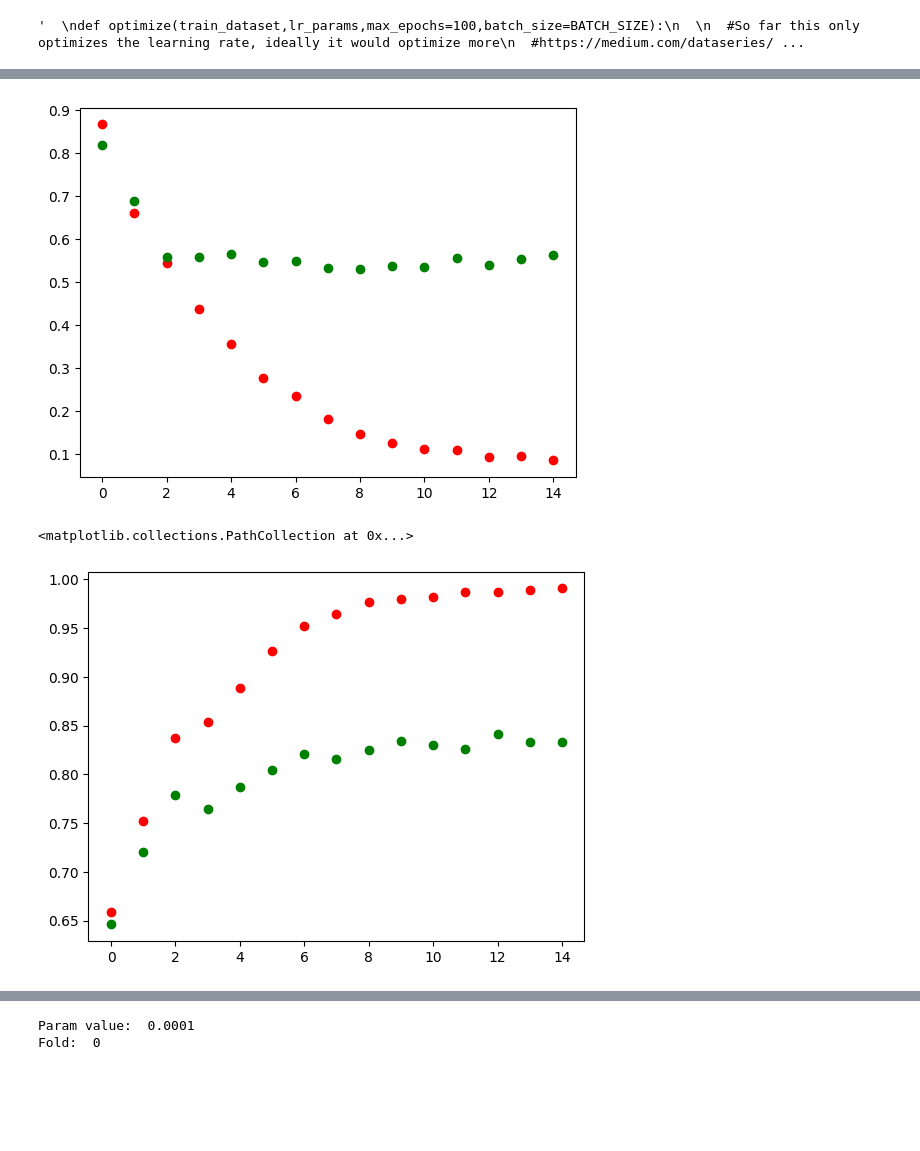
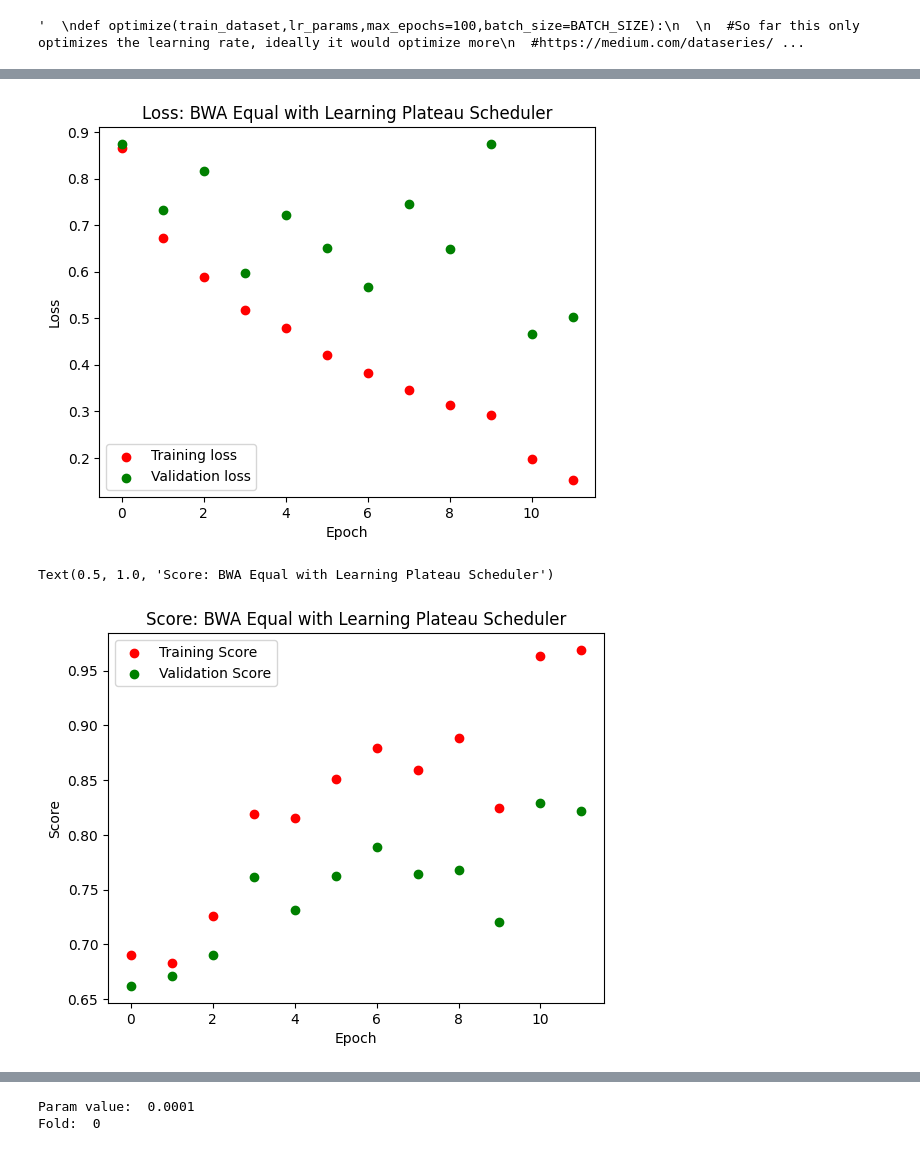
Before and after one commit to kennyerss/csci451-project, a Jupyter notebook: code/CS451.ipynb, the cells around one changed output, grey strips where cells are left out. Saved outputs shown, nothing was run; the diff lists cells and outputs as text; code cells hidden in the pictures; blank space fills up the shorter version.

```diff
--- a/code/CS451.ipynb
+++ b/code/CS451.ipynb
@@ -937,5 +831,8 @@ Test accuracy: 74 %
 # %%
-test_dataset = ChestXrayDataset("/content/drive/Shareddrives/", df_test_bwa_equal[:2500], IMAGE_SIZE, True)
+BATCH_SIZE = 50
+
+#test_dataset = ChestXrayDataset("/content/drive/Shareddrives/", df_test_bwa_equal[:2500], IMAGE_SIZE, True)
+test_dataset = ChestXrayDataset("/content/drive/Shareddrives/", df_test_bwa_equal_frontal, IMAGE_SIZE, True)
 test_dataloader = DataLoader(dataset=test_dataset, batch_size=BATCH_SIZE, shuffle=False, num_workers=2, pin_memory=True)
 y_pred_enet, y_true_enet = test(model,test_dataloader)
 # %% [output]
@@ -1389,0 +1510,24 @@ Best valid accuracy:  [(14, 0.8375)]
+# %%
+import matplotlib.pyplot as plt
+
+lr_params = [0.0001,0.001,0.005,0.01]
+epoch_list = [i for i in range(15)]
+color = ['b', 'g', 'r', 'c']
+
+fig1, ax1 = plt.subplots()
+fig2, ax2 = plt.subplots()
+
+for i in range(4):
+  ax1.scatter(epoch_list,train_loss_history[i], color = color[i],  label = r'$\alpha = $' + str(lr_params[i]))
+  ax1.scatter(epoch_list,val_loss_history[i], marker = '>',color = color[i])
+  ax2.scatter(epoch_list,train_acc_history[i], color = color[i], label = r'$\alpha = $' + str(lr_params[i]))
+  ax2.scatter(epoch_list,val_acc_history[i], marker = '>',color = color[i])
+ax1.set_xlabel('Epoch')
+ax1.set_ylabel('Loss')
+ax2.set_xlabel('Epoch')
+ax2.set_ylabel('Score')
+ax1.set_title(r'Loss: BWA Equal, Resnet18, $\gamma = 0.9$')
+ax2.set_title(r'Score: BWA Equal, Resnet18, $\gamma = 0.9$')
+ax1.legend()
+ax2.legend()
+plt.show()
@@ -1397,14 +1578,18 @@ torch.save({"train_loss_history": train_loss_history, "train_acc_history":train_
 # %%
-#loss_file = '/content/drive/Shareddrives/CheXpert-v1.0-small/efficientb0_10000_losses.pt'
-loss_file = '/content/drive/Shareddrives/CheXpert-v1.0-small/efficientb0_10000_bwa_equal_exponential_scheduler_losses.pt'
+loss_file = '/content/drive/Shareddrives/CheXpert-v1.0-small/efficientb0_10000_losses.pt'
+#loss_file = '/content/drive/Shareddrives/CheXpert-v1.0-small/efficientb0_10000_bwa_equal_exponential_scheduler_losses.pt'
 loss_dict = torch.load(loss_file,map_location=torch.device('cpu'))
 train_loss_history_file = loss_dict['train_loss_history']
 val_loss_history_file = loss_dict['val_loss_history']
 train_acc_history_file = loss_dict['train_acc_history']
 val_acc_history_file = loss_dict['val_acc_history']
 
-epoch_list = [i for i in range(15)]
+epoch_list = [i for i in range(12)]
 
-plt.scatter(epoch_list,train_loss_history_file,c='Red')
-plt.scatter(epoch_list,val_loss_history_file,c='Green')
+plt.scatter(epoch_list,train_loss_history_file,c='Red', label = 'Training loss')
+plt.scatter(epoch_list,val_loss_history_file,c='Green', label = 'Validation loss')
+plt.xlabel('Epoch')
+plt.ylabel('Loss')
+plt.legend()
+plt.title('Loss: BWA Equal with Learning Plateau Scheduler')
 # %% [output]
@@ -1412,7 +1597,11 @@ plt.scatter(epoch_list,val_loss_history_file,c='Green')
-[figure, old version]
+[figure, new version]
 # %%
-plt.scatter(epoch_list,train_acc_history_file,c='Red')
-plt.scatter(epoch_list,val_acc_history_file,c='Green')
+plt.scatter(epoch_list,train_acc_history_file,c='Red', label = 'Training Score')
+plt.scatter(epoch_list,val_acc_history_file,c='Green', label = 'Validation Score')
+plt.xlabel('Epoch')
+plt.ylabel('Score')
+plt.legend()
+plt.title('Score: BWA Equal with Learning Plateau Scheduler')
 # %% [output]
-<matplotlib.collections.PathCollection at 0x...>
+Text(0.5, 1.0, 'Score: BWA Equal with Learning Plateau Scheduler')
-[figure, old version]
+[figure, new version]
```
Also changed, not shown: parts of 74 cells of this notebook.
